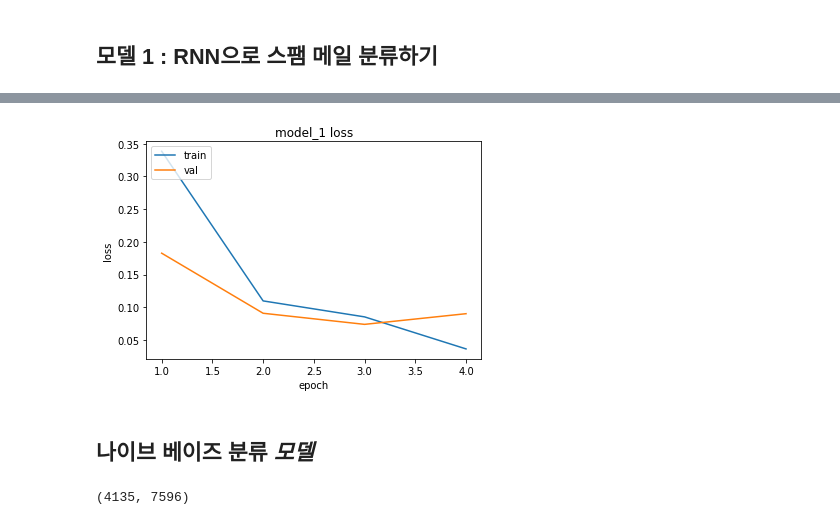
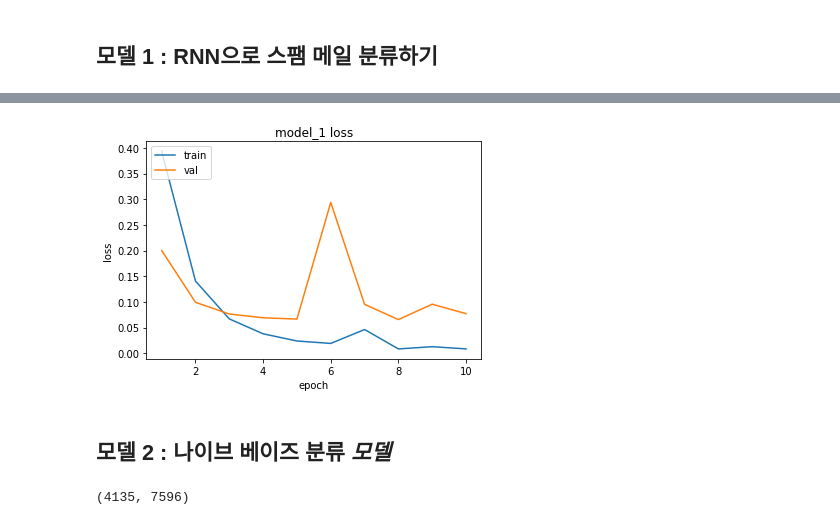
Before and after one commit to ForestEnv/YonseiSwEdu, a Jupyter notebook: SpamDetection.ipynb, the cells around one changed output, grey strips where cells are left out. Cells and saved outputs as stored; diff of their text form; code cells hidden in the pictures.

```diff
--- a/SpamDetection.ipynb
+++ b/SpamDetection.ipynb
@@ -192,5 +192,5 @@ model_1.add(SimpleRNN(hidden_units))
 model_1.add(Dense(1, activation='sigmoid'))
 
 model_1.compile(optimizer='rmsprop', loss='binary_crossentropy', metrics=['acc'])
-history = model_1.fit(X_train_padded, y_train, epochs=4, batch_size=64, validation_split=0.2)
+history_1 = model_1.fit(X_train_padded, y_train, epochs=10, batch_size=64, validation_split=0.2)
 # %% [output]
@@ -213,16 +225,16 @@ print("\n 테스트 정확도: %.4f" % (model_1.evaluate(X_test_padded, y_test)[
 # %%
-epochs = range(1, len(history.history['acc']) + 1)
-plt.plot(epochs, history.history['loss'])
-plt.plot(epochs, history.history['val_loss'])
+epochs = range(1, len(history_1.history['acc']) + 1)
+plt.plot(epochs, history_1.history['loss'])
+plt.plot(epochs, history_1.history['val_loss'])
 plt.title('model_1 loss')
 plt.ylabel('loss')
 plt.xlabel('epoch')
 plt.legend(['train', 'val'], loc='upper left')
 plt.show()
 # %% [output]
-[figure, old version]
+[figure, new version]
 # %% [markdown]
-## 나이브 베이즈 분류 *모델*
+## 모델 2 : 나이브 베이즈 분류 *모델*
 # %%
 from sklearn.feature_extraction.text import CountVectorizer
 from sklearn.feature_extraction.text import TfidfTransformer
```
Also changed, not shown: parts of 10 cells of this notebook.
